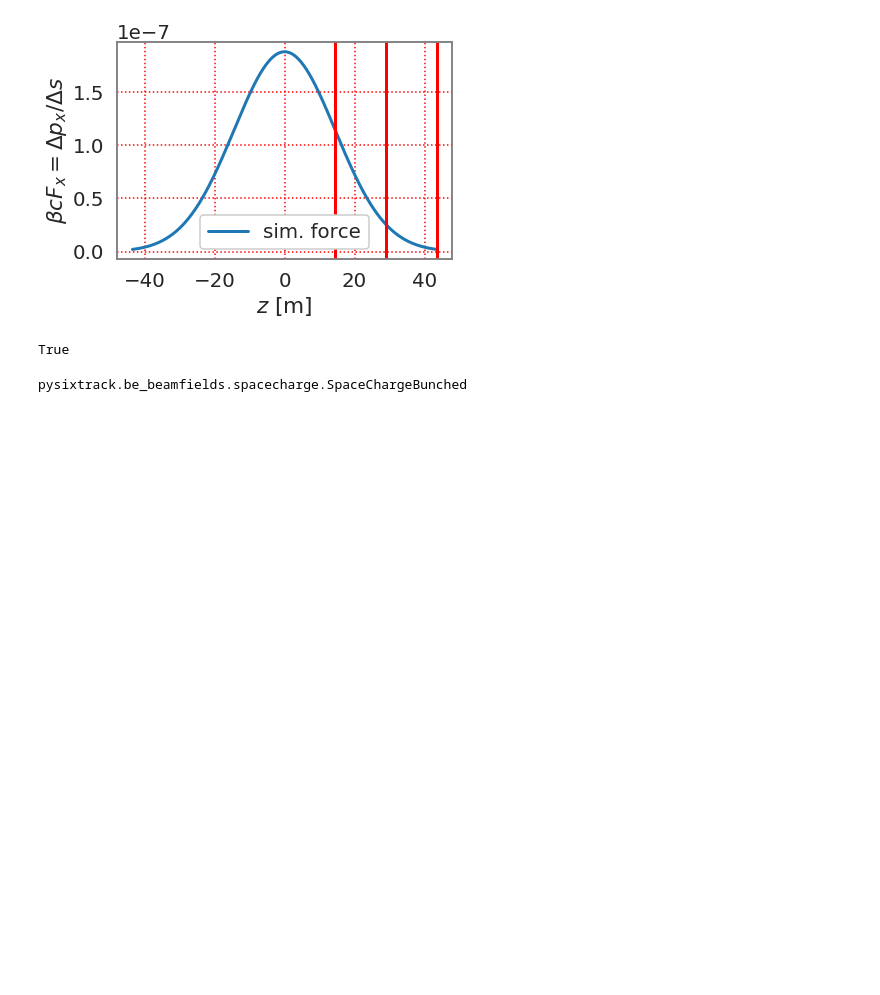
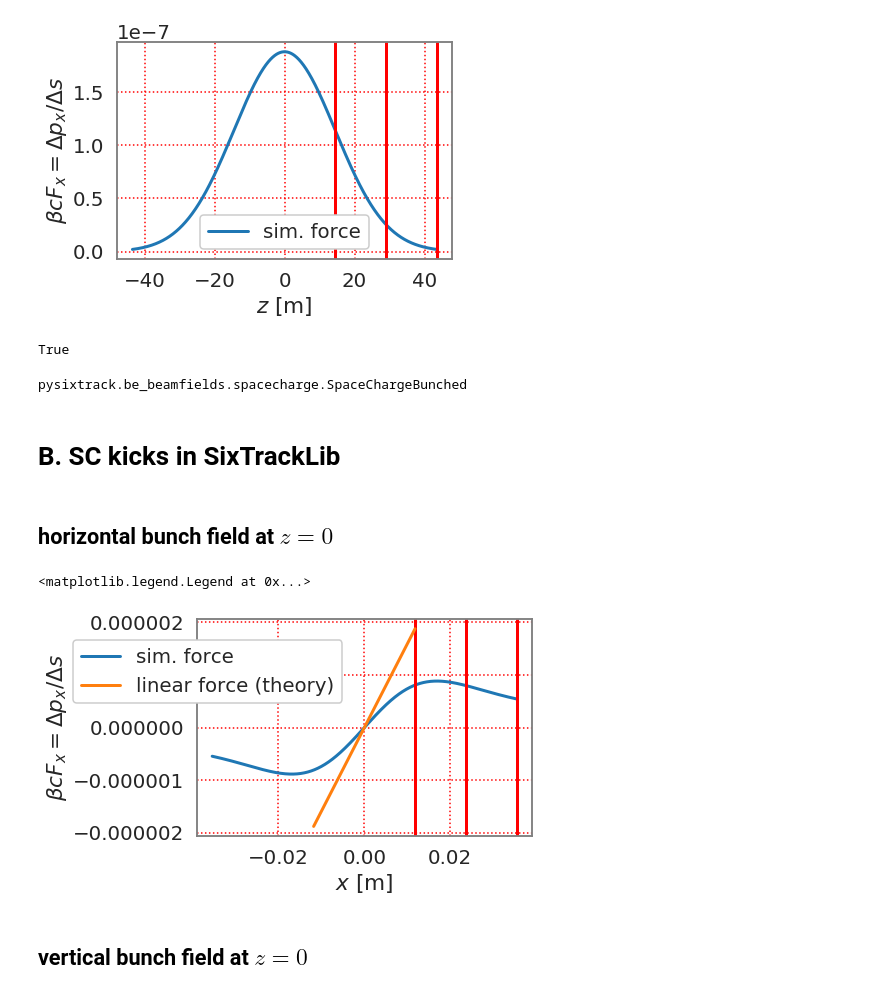
Before and after one commit to aoeftiger/sixtracklib_pyht_playground, a Jupyter notebook: sis100/2020-01-06--frozenSC-setup/Test_frozenSC.ipynb, the cells around one changed output. Cells and saved outputs as stored; diff of their text form; code cells hidden in the pictures; blank space fills up the shorter version.

```diff
--- a/sis100/2020-01-06--frozenSC-setup/Test_frozenSC.ipynb
+++ b/sis100/2020-01-06--frozenSC-setup/Test_frozenSC.ipynb
@@ -165,3 +181,5 @@ True
 type(sc_node)
 # %% [output]
 pysixtrack.be_beamfields.spacecharge.SpaceChargeBunched
+# %% [markdown]
+# B. SC kicks in SixTrackLib
@@ -167,0 +195,8 @@ pysixtrack.be_beamfields.spacecharge.SpaceChargeBunched
+# %% [markdown]
+## horizontal bunch field at $z=0$
+# %%
+particles = stl.Particles.from_ref(npart, p0c=p0c, mass0=mass_eV, q0=Q)
+
+x0 = np.linspace(-3*sigma_x, 3*sigma_x, npart)
+
+particles.x[:] = x0
@@ -167,0 +209,17 @@ pysixtrack.be_beamfields.spacecharge.SpaceChargeBunched
+# %%
+plt.plot(particles.x, particles.px / sc_node_length, label='sim. force')
+
+plt.axvline(sigma_x, color='red')
+plt.axvline(2 * sigma_x, color='red')
+plt.axvline(3 * sigma_x, color='red')
+
+plt.ylabel(r'$\beta c F_x =\Delta p_x / \Delta s$')
+plt.xlabel('$x$ [m]')
+
+plt.plot([-sigma_x, sigma_x], [-kg, kg], color='C1', label='linear force (theory)')
+plt.legend(loc=2, framealpha=1, bbox_to_anchor=(-0.4, 0.95))
+# %% [output]
+<matplotlib.legend.Legend at 0x...>
+[figure, added]
+# %% [markdown]
+## vertical bunch field at $z=0$
```
Also changed, not shown: parts of 15 cells of this notebook.
